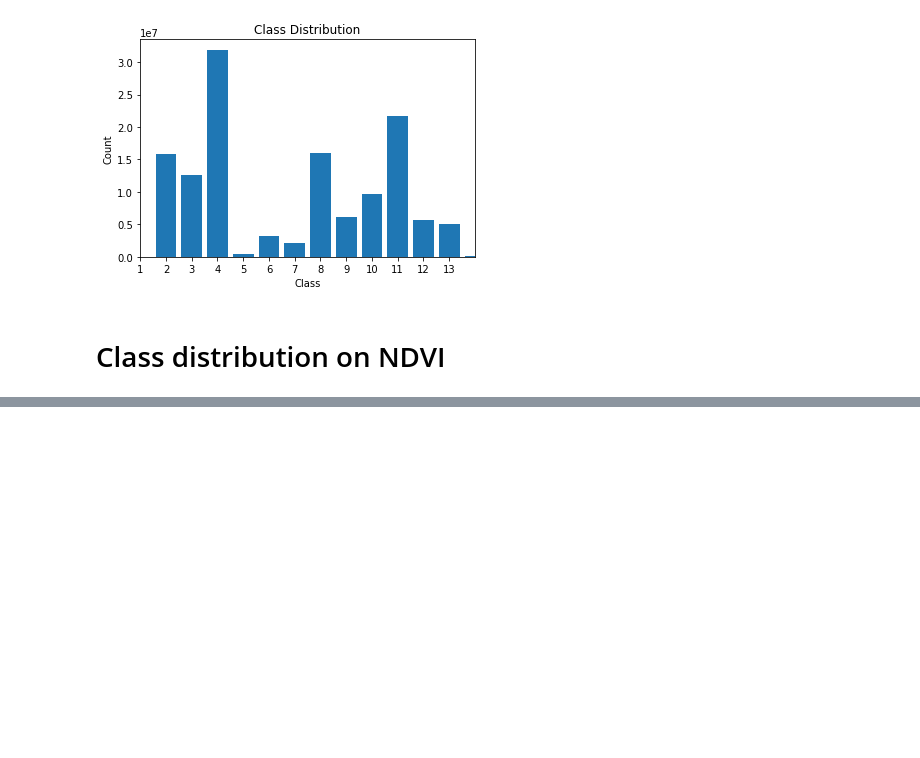
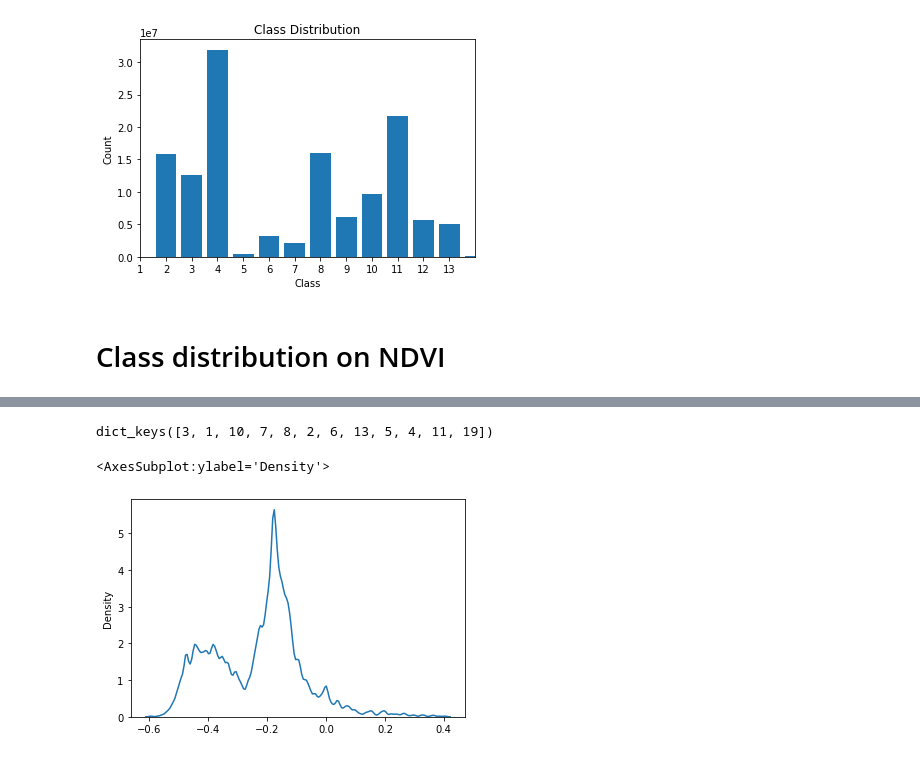
Before and after one commit to tgrippa/Weaksupervision_FlairOne, a Jupyter notebook: DL/FLAIR_baseline/plot_class_distribution.ipynb, the cells around one changed output, grey strips where cells are left out. Cells and saved outputs as stored; diff of their text form; code cells hidden in the pictures; blank space fills up the shorter version.

Commit message:
update function for plotting density curves with seaborn

```diff
--- a/DL/FLAIR_baseline/plot_class_distribution.ipynb
+++ b/DL/FLAIR_baseline/plot_class_distribution.ipynb
@@ -155,7 +155,8 @@ def plot_curves_from_csv(file_list, class_column, x_column, y_column):
     return class_data
 # %%
 # Get a list of path to train images
-train_folder = '/home/tgrippa/project/grass_results/stats'
-train_tupple = [(os.path.split(x)[-1].split('.tif')[0],x) for x in find_files(train_folder, "stats_IMG_*.csv")]
+train_folder = '/home/tais/result/stats'
+#train_tupple = [(os.path.split(x)[-1].split('.tif')[0],x) for x in find_files(train_folder, "stats_IMG_*.csv")]
+train_tupple = [x for x in find_files(train_folder, "stats_IMG_*.csv")]
 print(f'There are {len(train_tupple)} csv')
 # %% [output]
@@ -164,0 +170,31 @@ plot_curves_from_csv(file_list, class_column, x_column, y_column)
+# %%
+csvfile_list = train_tupple[:10]
+class_column = "gts_label"
+x_column = "ndvi_median"
+# %%
+# Create an empty dictionary to store the data frames for each class
+class_data = {}
+
+# Iterate over the file list
+for file in csvfile_list:
+    # Read the CSV file into a data frame
+    df = pd.read_csv(file)
+
+    # Get the unique classes in the class column
+    classes = df[class_column].unique()
+
+    # Iterate over the classes
+    for class_name in classes:
+        # Filter the data frame for the current class
+        class_df = df[df[class_column] == class_name]
+
+        # Retrieve the x values for the current class
+        x_values = class_df[x_column]
+
+        # Store the data frame for the current class
+        if class_name not in class_data:
+            class_data[class_name] = []
+        [class_data[class_name].append(x) for x in x_values]
+
+# plot the density graph
+sns.kdeplot(data, bw_adjust=.2, x="ndvi_median", hue="gts_label", palette="tab20")
@@ -164,0 +211,10 @@ plot_curves_from_csv(file_list, class_column, x_column, y_column)
+# %%
+class_data.keys()
+# %% [output]
+dict_keys([3, 1, 10, 7, 8, 2, 6, 13, 5, 4, 11, 19])
+# %%
+import seaborn as sns
+sns.kdeplot(class_data[3], bw_adjust=.2, hue="time")
+# %% [output]
+<AxesSubplot:ylabel='Density'>
+[figure, added]
```
Also changed, not shown: parts of 9 cells of this notebook.
